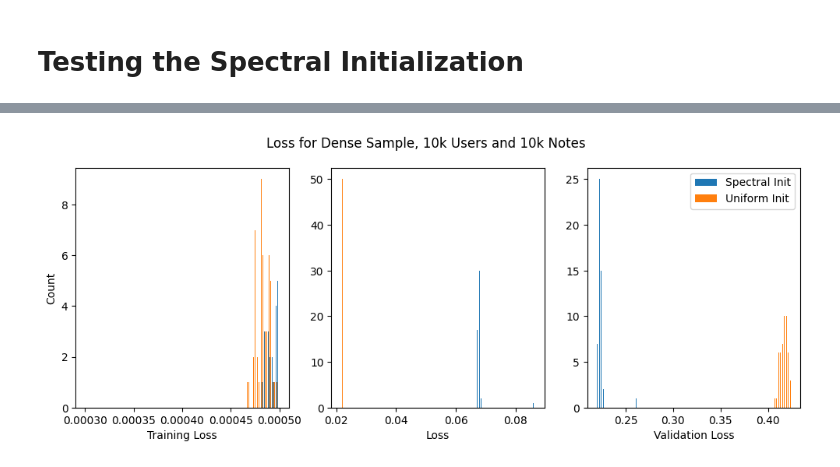
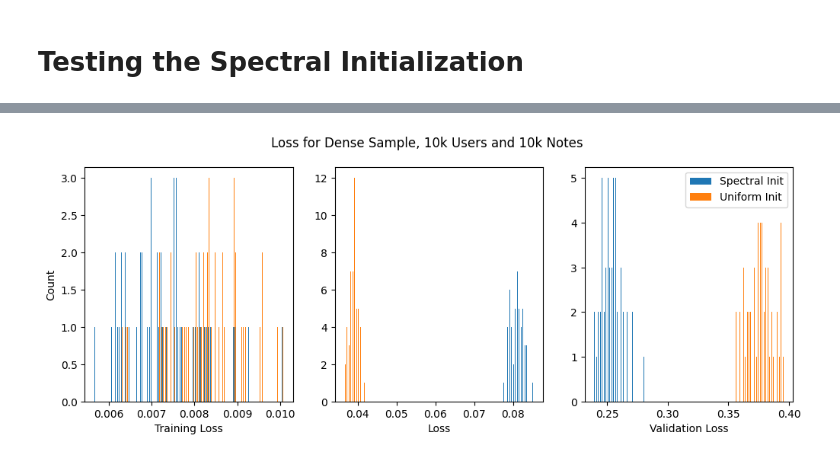
Before and after one commit to twitter/communitynotes, a Jupyter notebook: sourcecode/test_mf.ipynb, the cells around one changed output, grey strips where cells are left out. Saved outputs shown, nothing was run; the diff lists cells and outputs as text; code cells hidden in the pictures.

Commit message:
iterative spectral init and full tests

```diff
--- a/sourcecode/test_mf.ipynb
+++ b/sourcecode/test_mf.ipynb
@@ -47,10 +46,10 @@ for _ in range(50):
     preprocessed_ratings_df_sample_dense = preprocessed_ratings_df[preprocessed_ratings_df["noteId"].isin(notes_sample) & preprocessed_ratings_df["raterParticipantId"].isin(raters_sample)]
 
     test_MatrixFactorization = MatrixFactorization()
-    fitNoteParams, fitRaterParams, globalIntercept, train_loss, loss, validate_loss = test_MatrixFactorization.run_mf(ratings=preprocessed_ratings_df_sample, useSpectralInit=True, validatePercent=0.30)
+    fitNoteParams, fitRaterParams, globalIntercept, train_loss, loss, validate_loss = test_MatrixFactorization.run_mf(ratings=preprocessed_ratings_df_sample_dense, useSpectralInit=True, validatePercent=0.30)
     all_spec_fitNoteParams_dense.append(fitNoteParams); all_spec_fitRaterParams_dense.append(fitRaterParams); all_spec_globalIntercept_dense.append(globalIntercept); all_spec_train_loss_dense.append(train_loss); all_spec_loss_dense.append(loss); all_spec_validate_loss_dense.append(validate_loss)
     test_MatrixFactorization = MatrixFactorization()
-    fitNoteParams, fitRaterParams, globalIntercept, train_loss, loss, validate_loss = test_MatrixFactorization.run_mf(ratings=preprocessed_ratings_df_sample, useSpectralInit=False, validatePercent=0.30)
+    fitNoteParams, fitRaterParams, globalIntercept, train_loss, loss, validate_loss = test_MatrixFactorization.run_mf(ratings=preprocessed_ratings_df_sample_dense, useSpectralInit=False, validatePercent=0.30)
     all_unif_fitNoteParams_dense.append(fitNoteParams); all_unif_fitRaterParams_dense.append(fitRaterParams); all_unif_globalIntercept_dense.append(globalIntercept); all_unif_train_loss_dense.append(train_loss); all_unif_loss_dense.append(loss); all_unif_validate_loss_dense.append(validate_loss)
 # %%
 all_spec_fitNoteParams_30k_dense, all_spec_fitRaterParams_30k_dense, all_spec_globalIntercept_30k_dense, all_spec_train_loss_30k_dense, all_spec_loss_30k_dense, all_spec_validate_loss_30k_dense = [], [], [], [], [], []
@@ -89,21 +105,21 @@ fig.show()
 # %%
 fig, ax = plt.subplots(1,3, figsize=(12,4))
 
-ax[0].hist([all_spec_train_loss_dense, all_unif_train_loss_dense], bins=bins)
+ax[0].hist([all_spec_train_loss_dense, all_unif_train_loss_dense], bins=100)
 ax[0].set_xlabel("Training Loss")
 ax[0].set_ylabel("Count")
 
 ax[1].hist([all_spec_loss_dense, all_unif_loss_dense], bins=100)
 ax[1].set_xlabel("Loss")
 
 ax[2].hist([all_spec_validate_loss_dense, all_unif_validate_loss_dense], bins=100, label=["Spectral Init", "Uniform Init"])
 ax[2].set_xlabel("Validation Loss")
 ax[2].legend()
 
 fig.suptitle("Loss for Dense Sample, 10k Users and 10k Notes")
 fig.show()
 # %% [output]
-[figure, old version]
+[figure, new version]
 # %%
 fig, ax = plt.subplots(1, 3, figsize=(12, 2))
 
```
Also changed, not shown: parts of 14 cells of this notebook, 1 other file.
